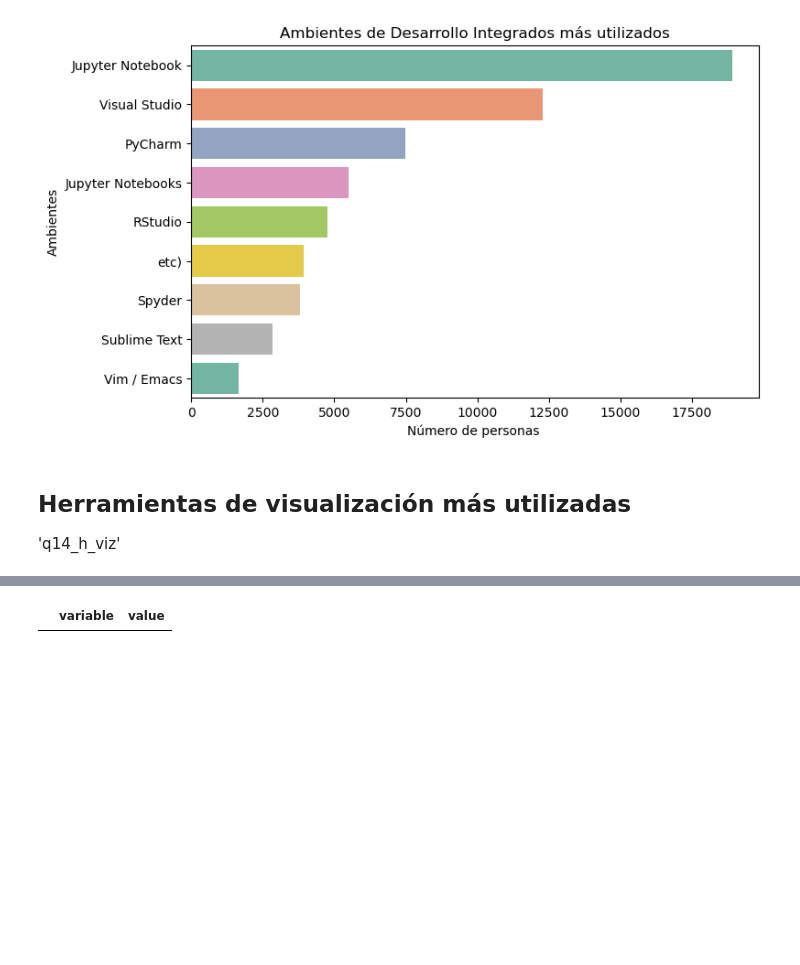
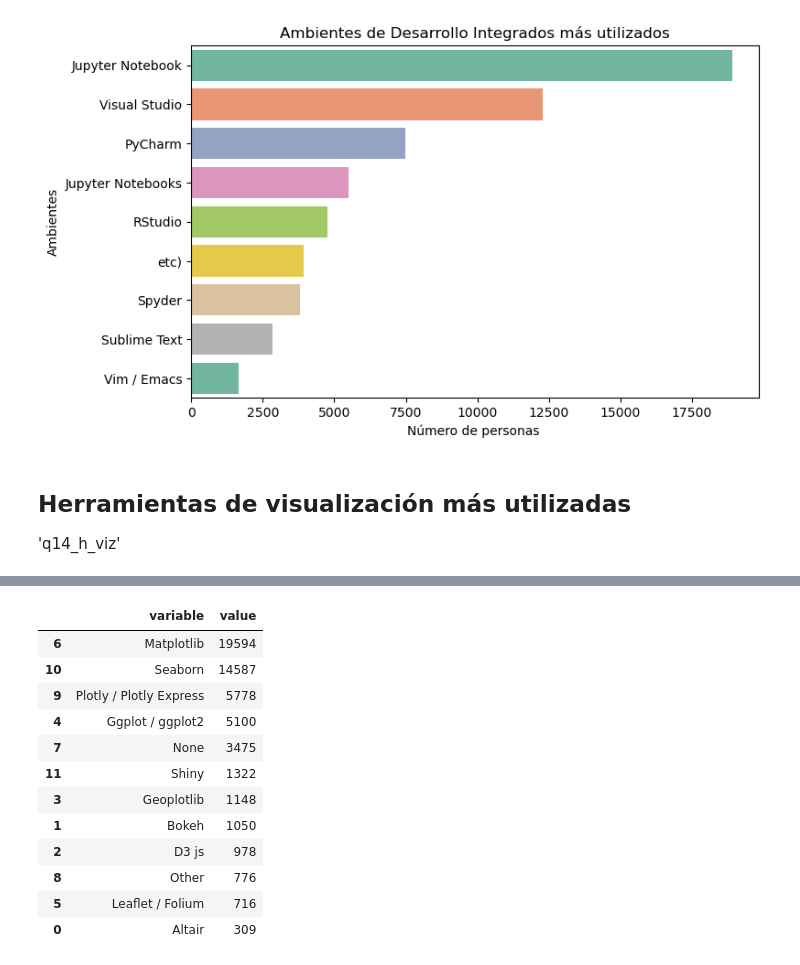
Before and after one commit to Adalab/project2-da-promo-c-modulo-2-team4, a Jupyter notebook: 04- Preguntas/4.3. Pregunta3_i.ipynb, the cells around one changed output, grey strips where cells are left out. Drawn from its saved outputs; the diff is of its cells as text; code cells hidden in the pictures; blank space fills up the shorter version.

```diff
--- a/04- Preguntas/4.3. Pregunta3_i.ipynb
+++ b/04- Preguntas/4.3. Pregunta3_i.ipynb
@@ -697,0 +683,3 @@ df_ambientes.head(10)
+# %%
+df = pd.read_csv("../data/7.dataframe_limpio.csv", index_col=0)
+df.head(2)
@@ -753,5 +787,18 @@ df_nuevo = df.melt(value_vars = df.columns)
-# %%
-df_hv_utilizado =  crear_df(df_herramientas,"df_hv_utilizado")
-df_hv_utilizado.head()
-# %% [output]
-|  | variable | value |
+# %%
+# Se debe crear un dataframe
+df_viz = crear_df(df,"df_viz")
+df_viz
+# %% [output]
+|  | variable | value |
+| 6 | Matplotlib | 19594 |
+| 10 | Seaborn | 14587 |
+| 9 | Plotly / Plotly Express | 5778 |
+| 4 | Ggplot / ggplot2 | 5100 |
+| 7 | None | 3475 |
+| 11 | Shiny | 1322 |
+| 3 | Geoplotlib | 1148 |
+| 1 | Bokeh | 1050 |
+| 2 | D3 js | 978 |
+| 8 | Other | 776 |
+| 5 | Leaflet / Folium | 716 |
+| 0 | Altair | 309 |
```
Also changed, not shown: parts of 19 cells of this notebook.
